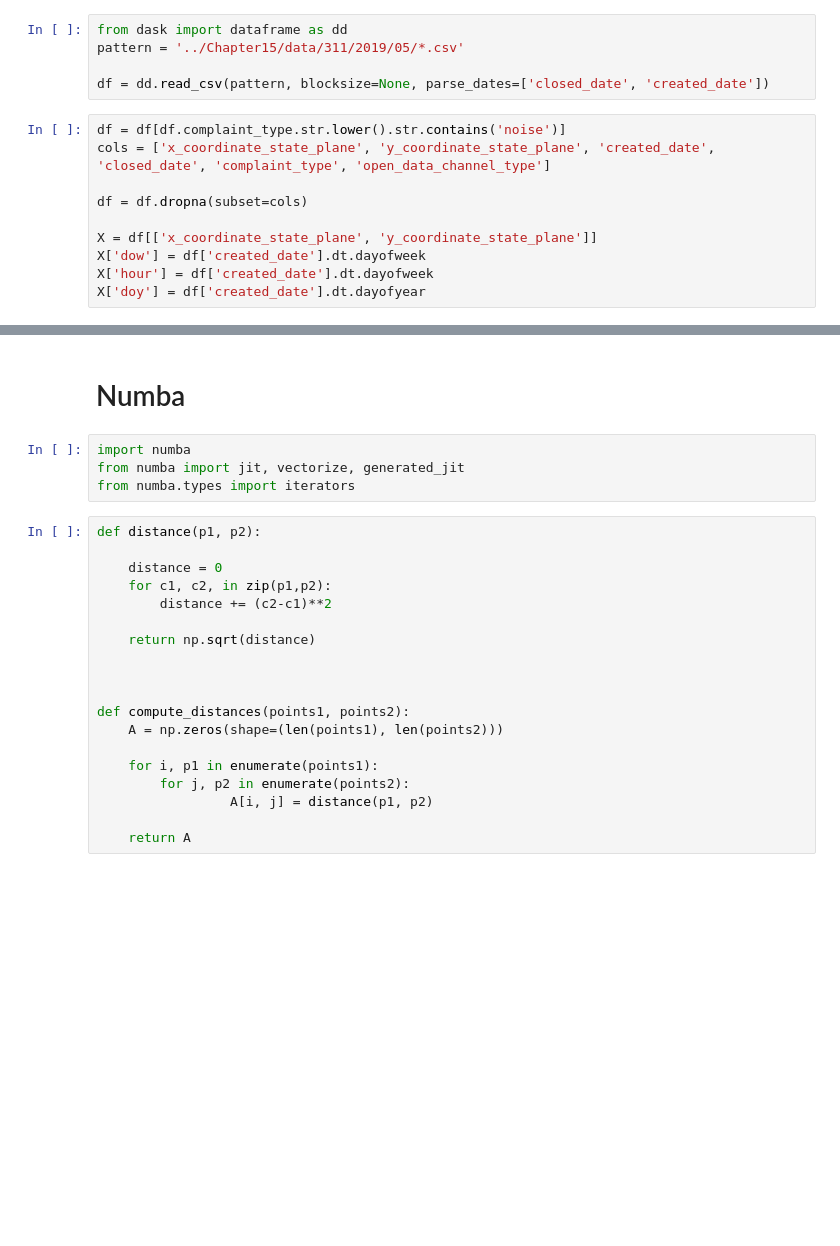
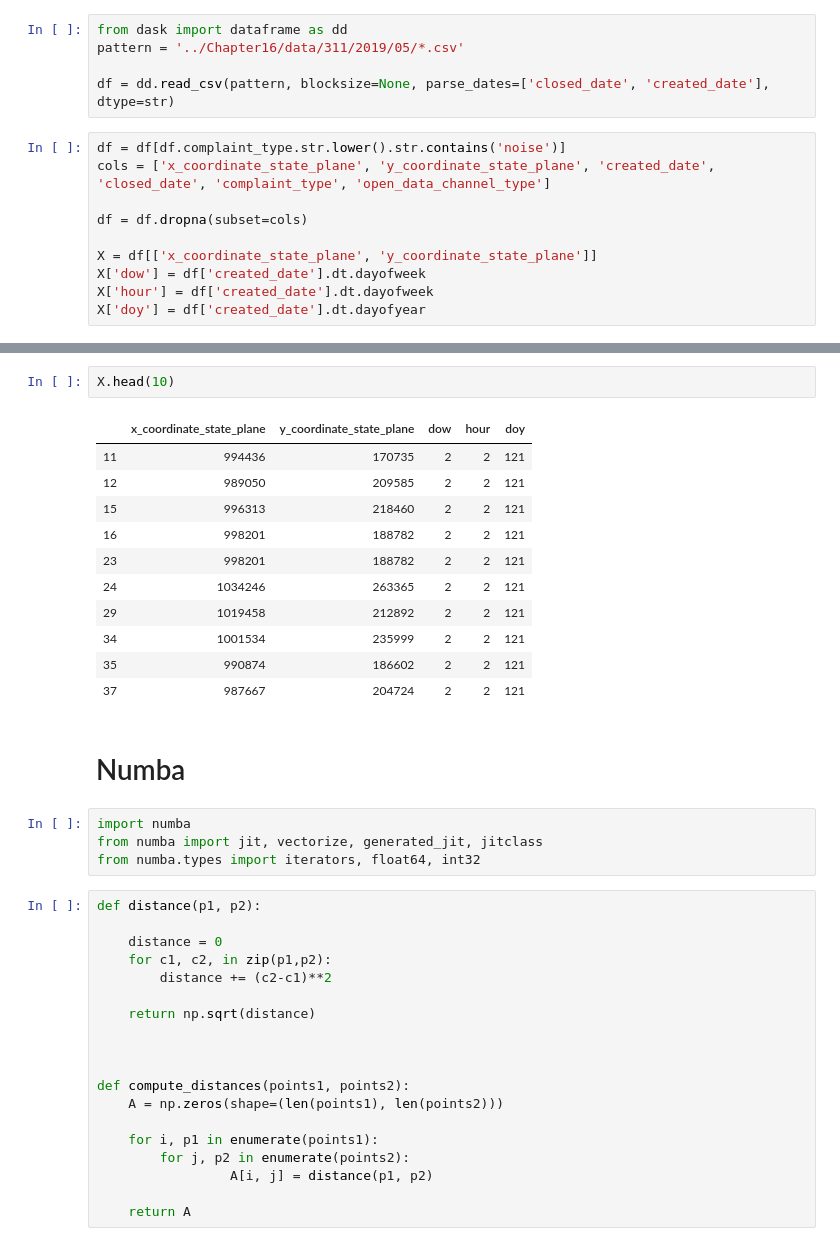
Before and after one commit to PacktPublishing/Learn-Python-by-Building-Data-Science-Applications, a Jupyter notebook: Chapter20/1_Boosting_performance.ipynb, the cells around one changed output, grey strips where cells are left out. Drawn from its saved outputs; the diff is of its cells as text; blank space fills up the shorter version.

Commit message:
minor cleanings for chapte r20

```diff
--- a/Chapter20/1_Boosting_performance.ipynb
+++ b/Chapter20/1_Boosting_performance.ipynb
@@ -243,8 +259,8 @@ from dask import delayed
 # %%
 from dask import dataframe as dd
-pattern = '../Chapter15/data/311/2019/05/*.csv'
+pattern = '../Chapter16/data/311/2019/05/*.csv'
 
-df = dd.read_csv(pattern, blocksize=None, parse_dates=['closed_date', 'created_date'])
+df = dd.read_csv(pattern, blocksize=None, parse_dates=['closed_date', 'created_date'], dtype=str)
 # %%
 df = df[df.complaint_type.str.lower().str.contains('noise')]
 cols = ['x_coordinate_state_plane', 'y_coordinate_state_plane', 'created_date', 'closed_date', 'complaint_type', 'open_data_channel_type']
@@ -281,9 +290,23 @@ ValueError: Length mismatch: Expected axis has 41 elements, new values have 40 e
+# %%
+X.head(10)
+# %% [output]
+|  | x_coordinate_state_plane | y_coordinate_state_plane | dow | hour | doy |
+| 11 | 994436 | 170735 | 2 | 2 | 121 |
+| 12 | 989050 | 209585 | 2 | 2 | 121 |
+| 15 | 996313 | 218460 | 2 | 2 | 121 |
+| 16 | 998201 | 188782 | 2 | 2 | 121 |
+| 23 | 998201 | 188782 | 2 | 2 | 121 |
+| 24 | 1034246 | 263365 | 2 | 2 | 121 |
+| 29 | 1019458 | 212892 | 2 | 2 | 121 |
+| 34 | 1001534 | 235999 | 2 | 2 | 121 |
+| 35 | 990874 | 186602 | 2 | 2 | 121 |
+| 37 | 987667 | 204724 | 2 | 2 | 121 |
 # %% [markdown]
 # Numba
 # %%
 import numba
-from numba import jit, vectorize, generated_jit
-from numba.types import iterators
+from numba import jit, vectorize, generated_jit, jitclass
+from numba.types import iterators, float64, int32
 # %%
 def distance(p1, p2):
 
```
Also changed, not shown: parts of 36 cells of this notebook, 9 other files.
